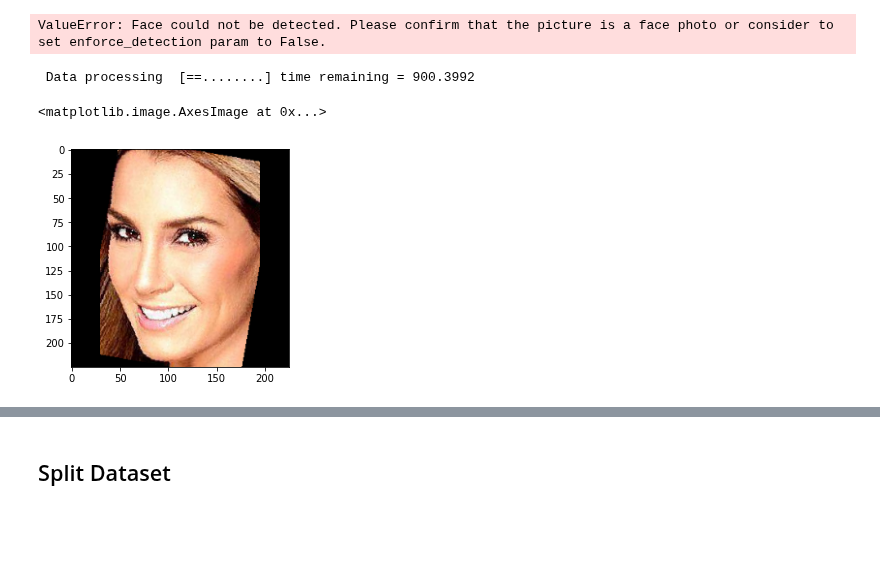
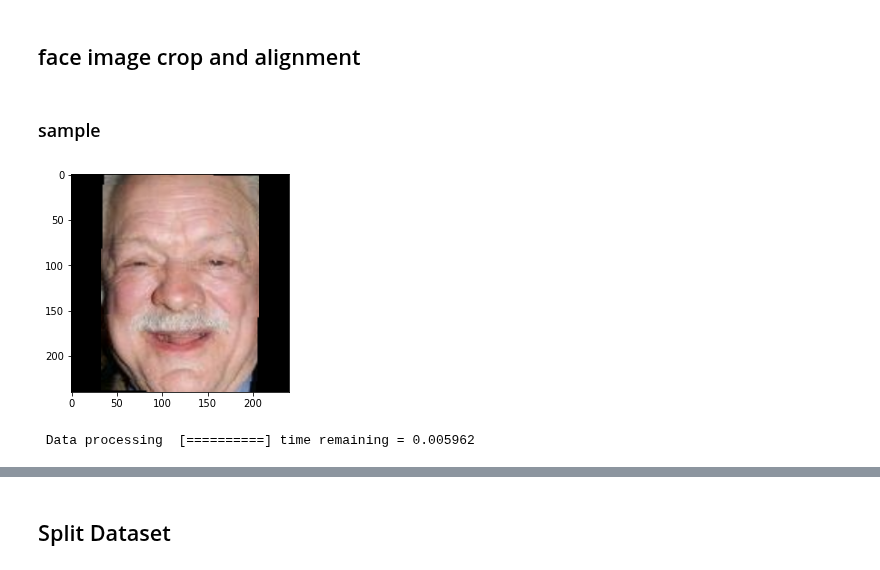
Before and after one commit to ahmedbadr97/conv-facenet, a Jupyter notebook: notebooks/data_preprocessing.ipynb, the cells around one changed output, grey strips where cells are left out. Saved outputs shown, nothing was run; the diff lists cells and outputs as text; code cells hidden in the pictures; blank space fills up the shorter version.

```diff
--- a/notebooks/data_preprocessing.ipynb
+++ b/notebooks/data_preprocessing.ipynb
@@ -13,3 +19,3 @@ import time
 # %%
 detector_backend="retinaface"
-target_size=(225,225)
+target_size=(240,240)
@@ -43,7 +45,10 @@ True
+# %% [markdown]
+## face image crop and alignment
+# %% [markdown]
+### sample
 # %%
-img=preprocess_face(f"../test.jpg",target_size=target_size,detector_backend=detector_backend)[0]
-img*=255
-
-cv2.imwrite(f"{prep_data_path}/000002.jpg",img)
+img=preprocess_face(f"{raw_data_path}/{random_pics[0]}",target_size=target_size,detector_backend=detector_backend)[0]
+plt.imshow(cv2.cvtColor(img,cv2.COLOR_BGR2RGB))
+plt.show()
 # %% [output]
-ValueError: Face could not be detected. Please confirm that the picture is a face photo or consider to set enforce_detection param to False.
+[figure, added]
@@ -56,16 +58,21 @@ total_img=len(imgs_list)
 cnt=0
 time_sum=0
 none_processed_imgs=[]
+full_time_start=time.time()
 for img_name in imgs_list:
-
+    full_raw_img_path=f"{raw_data_path}/{img_name}"
+    full_img_saving_path=f"{prep_data_path}/{img_name}"
+    if os.path.exists(full_img_saving_path):#img already processed from past run
+        total_img-=1
+        continue
     img_process_start=time.time()
     try:
-        img=preprocess_face(f"{raw_data_path}/{img_name}",target_size=target_size,detector_backend=detector_backend)[0]*255
-        # img=cv2.cvtColor(img,cv2.COLOR_BGR2RGB)
-        cv2.imwrite(f"{prep_data_path}/{img_name}",img)
+        img=preprocess_face(full_raw_img_path,target_size=target_size,detector_backend=detector_backend)[0]*255
+        cv2.imwrite(full_img_saving_path,img)
+
+
     except:
         none_processed_imgs.append(f"{raw_data_path}/{img_name}")
-
     cnt += 1.0
     finished = int((cnt * 10) / total_img)
     remaining = 10 - finished
@@ -77,4 +84,4 @@ for img_name in imgs_list:
                 "=" * int((cnt * 10) / total_img) + str("." * remaining) + "] time remaining = " + str(
                     time_remaing / 60.0)[:8]))
 # %% [output]
- Data processing  [==........] time remaining = 900.3992
+ Data processing  [==========] time remaining = 0.005962
@@ -83,5 +87,0 @@ import matplotlib.pyplot as plt
-# %%
-plt.imshow(img)
-# %% [output]
-<matplotlib.image.AxesImage at 0x...>
-[figure, removed]
```
Also changed, not shown: parts of 18 cells of this notebook, 1 other file.
